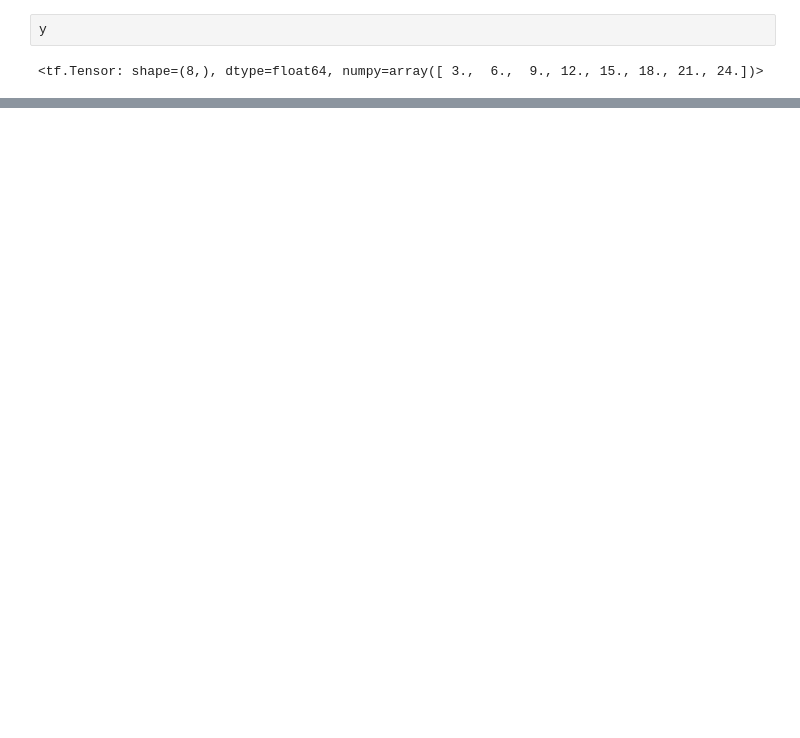
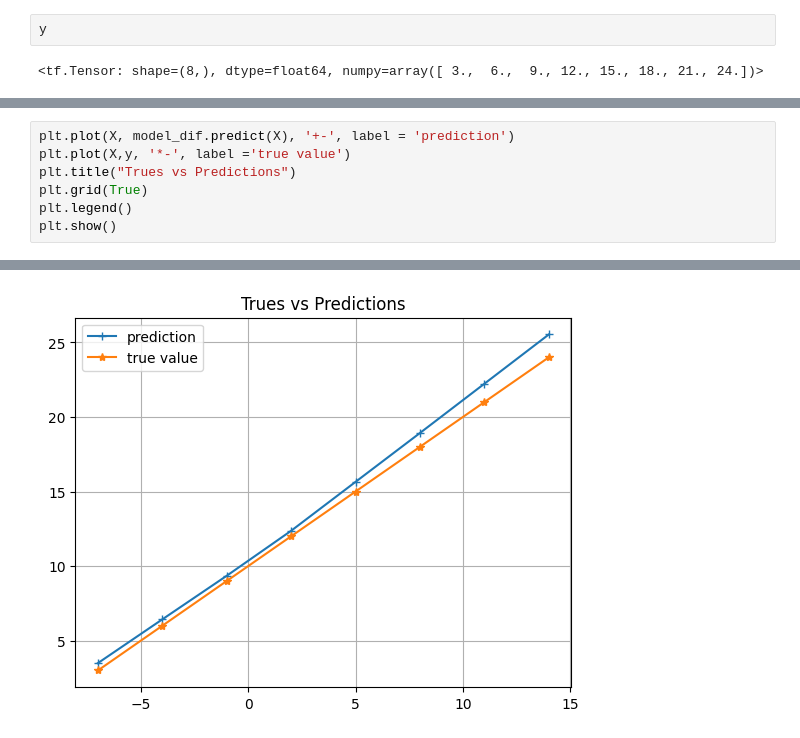
Before and after one commit to ryzhokhina/Tensorflow-Dev-Exam-Preparation, a Jupyter notebook: 01_tensorflow_NN_regression.ipynb, the cells around one changed output, grey strips where cells are left out. Drawn from its saved outputs; the diff is of its cells as text; blank space fills up the shorter version.

```diff
--- a/01_tensorflow_NN_regression.ipynb
+++ b/01_tensorflow_NN_regression.ipynb
@@ -192,0 +205,8 @@ pd.DataFrame(history.history)
+# %%
+plt.plot(X, model_dif.predict(X), '+-', label = 'prediction')
+plt.plot(X,y, '*-', label ='true value')
+plt.title("Trues vs Predictions")
+plt.grid(True)
+plt.legend()
+plt.show()
+# %% [output]
@@ -192,0 +214 @@ pd.DataFrame(history.history)
+[figure, added]
```
Also changed, not shown: parts of 33 cells of this notebook.
